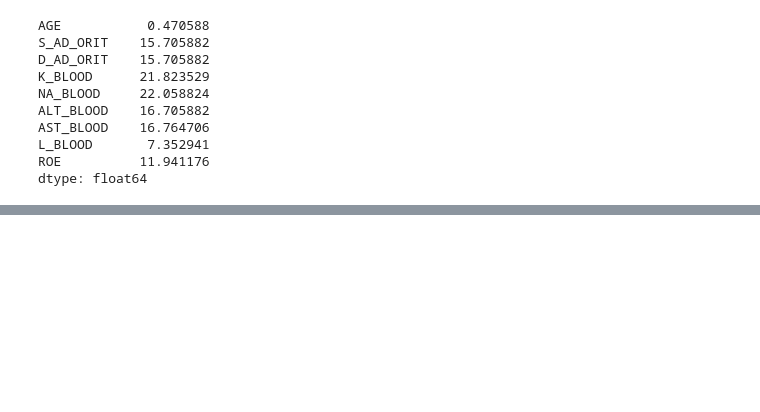
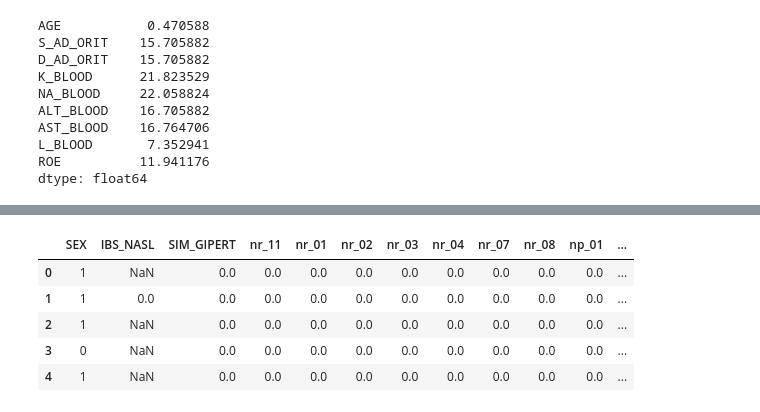
Before and after one commit to saurabh-112000/Myocardial-Infarction-Prediction, a Jupyter notebook: notebook/EDA.ipynb, the cells around one changed output, grey strips where cells are left out. Cells and saved outputs as stored; diff of their text form; code cells hidden in the pictures; blank space fills up the shorter version.

```diff
--- a/notebook/EDA.ipynb
+++ b/notebook/EDA.ipynb
@@ -213,0 +308,4 @@ plt.show()
+# %%
+ordinal_columns = ['INF_ANAM', 'STENOK_AN', 'FK_STENOK', 'IBS_POST', 'GB', 'DLIT_AG', 'ant_im', 'lat_im', 'inf_im', 'post_im',
+                        'TIME_B_S', 'R_AB_1_n', 'R_AB_2_n', 'R_AB_3_n', 'NA_R_1_n', 'NA_R_2_n', 'NA_R_3_n', 'NOT_NA_1_n', 'NOT_NA_2_n', 'NOT_NA_3_n']
+df_cat_nominal = df_cat.drop(columns=ordinal_columns)
@@ -213,0 +339,5 @@ plt.show()
+# %%
+columns_to_remove = ['FIBR_PREDS', 'PREDS_TAH', 'JELUD_TAH', 'FIBR_JELUD', 'A_V_BLOK',
+                     'OTEK_LANC', 'RAZRIV', 'DRESSLER', 'ZSN', 'REC_IM', 'P_IM_STEN', 'LET_IS']
+
+df_cat_nominal = df_cat_nominal.drop(columns=columns_to_remove)
@@ -213,0 +348,4 @@ plt.show()
+# %%
+column_to_move = 'ZSN_A'
+df_cat_ordinal = pd.concat([df_cat_ordinal, df_cat_nominal[column_to_move]], axis=1)
+df_cat_nominal = df_cat_nominal.drop(columns=[column_to_move])
@@ -213,0 +402,12 @@ plt.show()
+# %%
+column_to_move = 'ZSN'
+df_cat_nominal = pd.concat([df_cat_nominal, df[column_to_move]], axis=1)
+# %%
+df_cat_nominal.head()
+# %% [output]
+|  | SEX | IBS_NASL | SIM_GIPERT | nr_11 | nr_01 | nr_02 | nr_03 | nr_04 | nr_07 | nr_08 | np_01 | ... |
+| 0 | 1 | NaN | 0.0 | 0.0 | 0.0 | 0.0 | 0.0 | 0.0 | 0.0 | 0.0 | 0.0 | ... |
+| 1 | 1 | 0.0 | 0.0 | 0.0 | 0.0 | 0.0 | 0.0 | 0.0 | 0.0 | 0.0 | 0.0 | ... |
+| 2 | 1 | NaN | 0.0 | 0.0 | 0.0 | 0.0 | 0.0 | 0.0 | 0.0 | 0.0 | 0.0 | ... |
+| 3 | 0 | NaN | 0.0 | 0.0 | 0.0 | 0.0 | 0.0 | 0.0 | 0.0 | 0.0 | 0.0 | ... |
+| 4 | 1 | NaN | 0.0 | 0.0 | 0.0 | 0.0 | 0.0 | 0.0 | 0.0 | 0.0 | 0.0 | ... |
```
Also changed, not shown: parts of 50 cells of this notebook, 1 other file.
